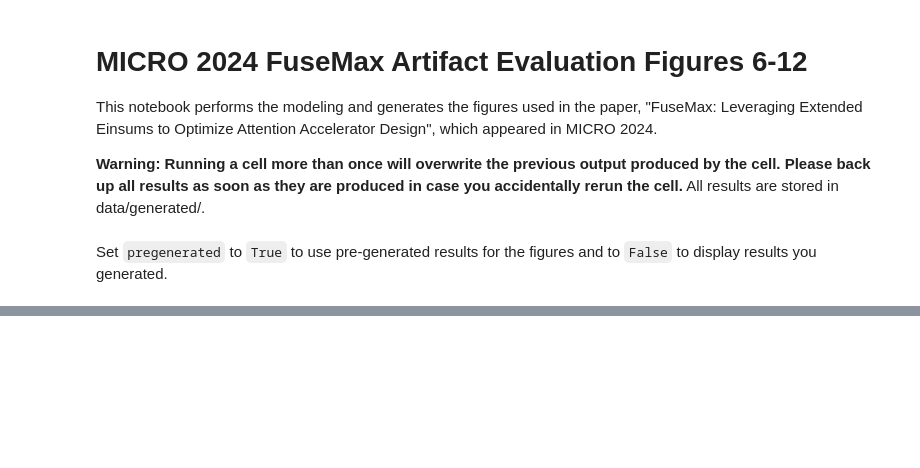
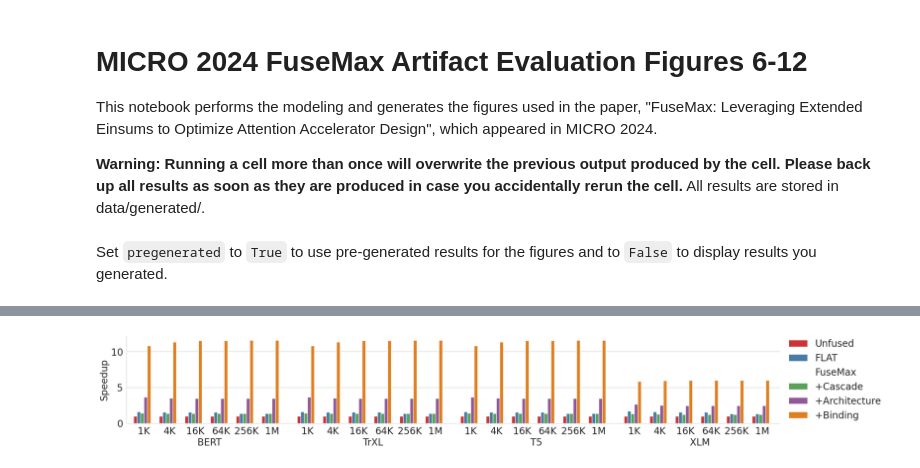
Before and after one commit to FPSG-UIUC/micro24-fusemax-artifact, a Jupyter notebook: notebooks/figs.ipynb, the cells around one changed output, grey strips where cells are left out. Saved outputs shown, nothing was run; the diff lists cells and outputs as text; code cells hidden in the pictures; blank space fills up the shorter version.

```diff
--- a/notebooks/figs.ipynb
+++ b/notebooks/figs.ipynb
@@ -37,3 +45,5 @@ graph.draw_breakdown()
 # %%
-graph.draw_bar_graph(graph.load_data("latency", data_cb=lambda a, u: u / a), "Speedup", "fig8")
+graph.draw_bar_graph(graph.load_data("latency", data_cb=lambda a, u: u / a, pregenerated=pregenerated), "Speedup", "fig8")
+# %% [output]
+[figure, added]
 # %%
```
Also changed, not shown: parts of 9 cells of this notebook, 18 other files.
